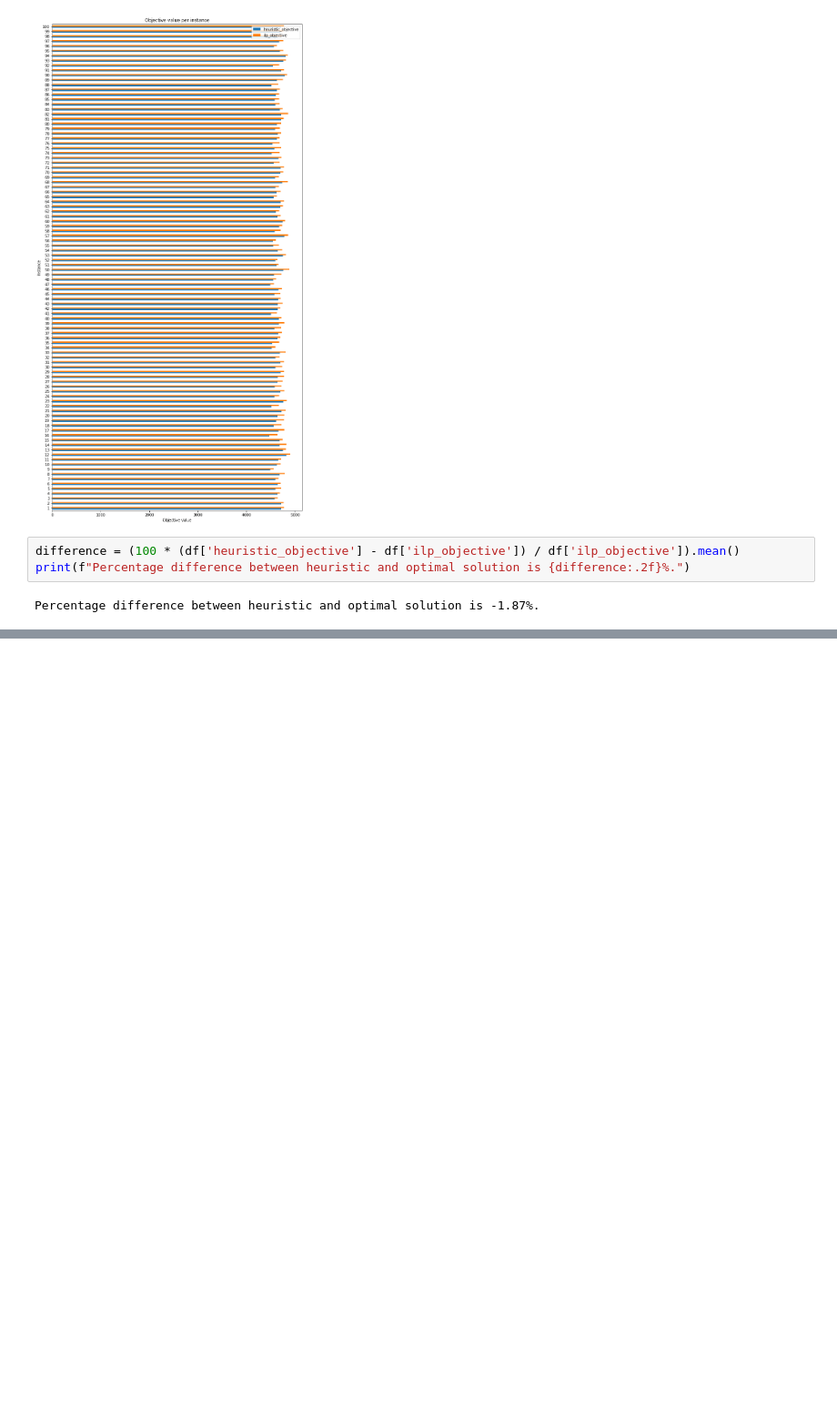
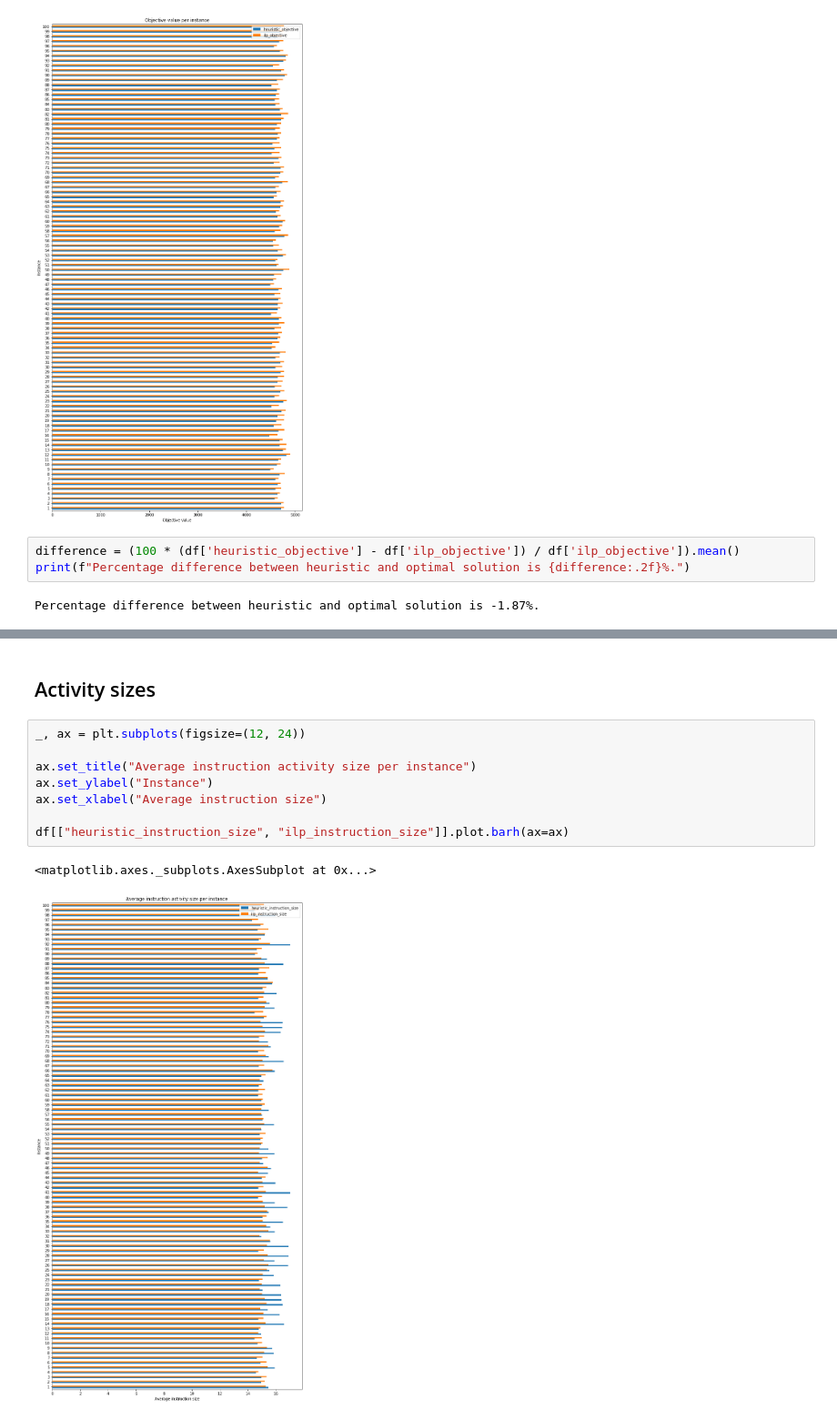
Before and after one commit to N-Wouda/PL-Hourly-Heuristic, a Jupyter notebook: analysis/single_experiment.ipynb, the cells around one changed output, grey strips where cells are left out. Shown at 91% size. Cells and saved outputs as stored; diff of their text form; blank space fills up the shorter version.

```diff
--- a/analysis/single_experiment.ipynb
+++ b/analysis/single_experiment.ipynb
@@ -64,0 +94,13 @@ Percentage difference between heuristic and optimal solution is -1.87%.
+# %% [markdown]
+## Activity sizes
+# %%
+_, ax = plt.subplots(figsize=(12, 24))
+
+ax.set_title("Average instruction activity size per instance")
+ax.set_ylabel("Instance")
+ax.set_xlabel("Average instruction size")
+
+df[["heuristic_instruction_size", "ilp_instruction_size"]].plot.barh(ax=ax)
+# %% [output]
+<matplotlib.axes._subplots.AxesSubplot at 0x...>
+[figure, added]
```
Also changed, not shown: parts of 9 cells of this notebook, 8 other files.
